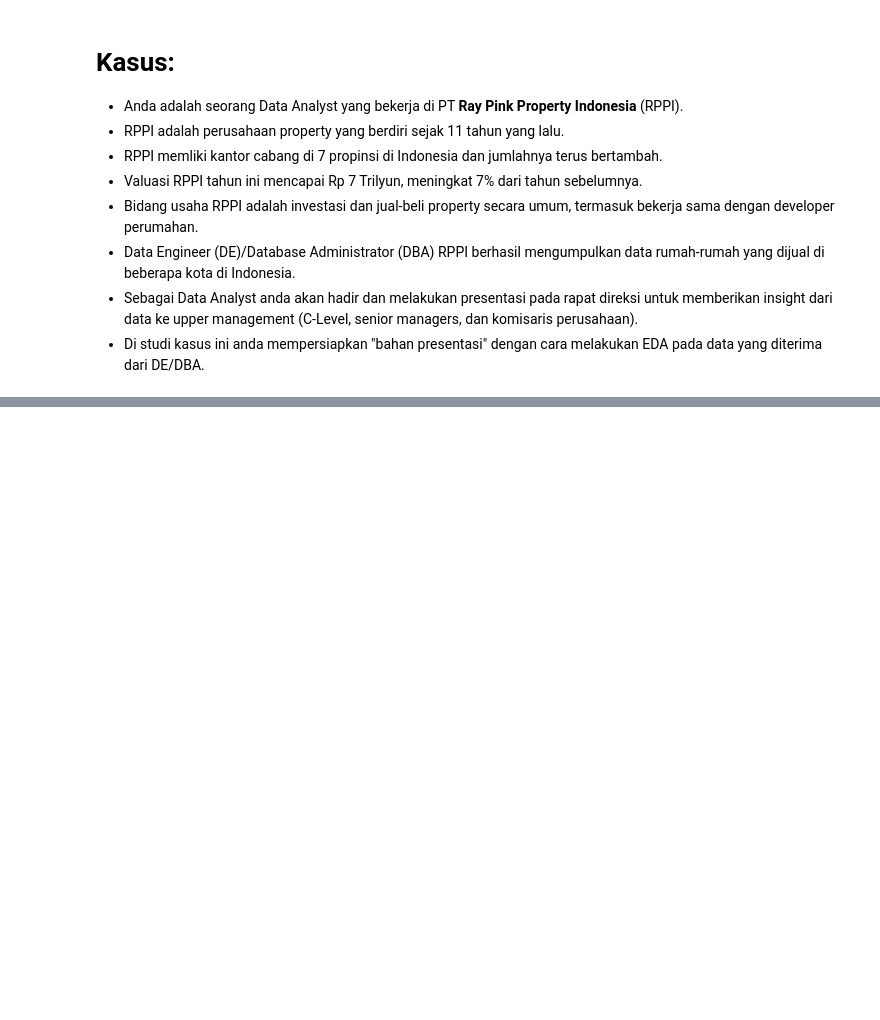
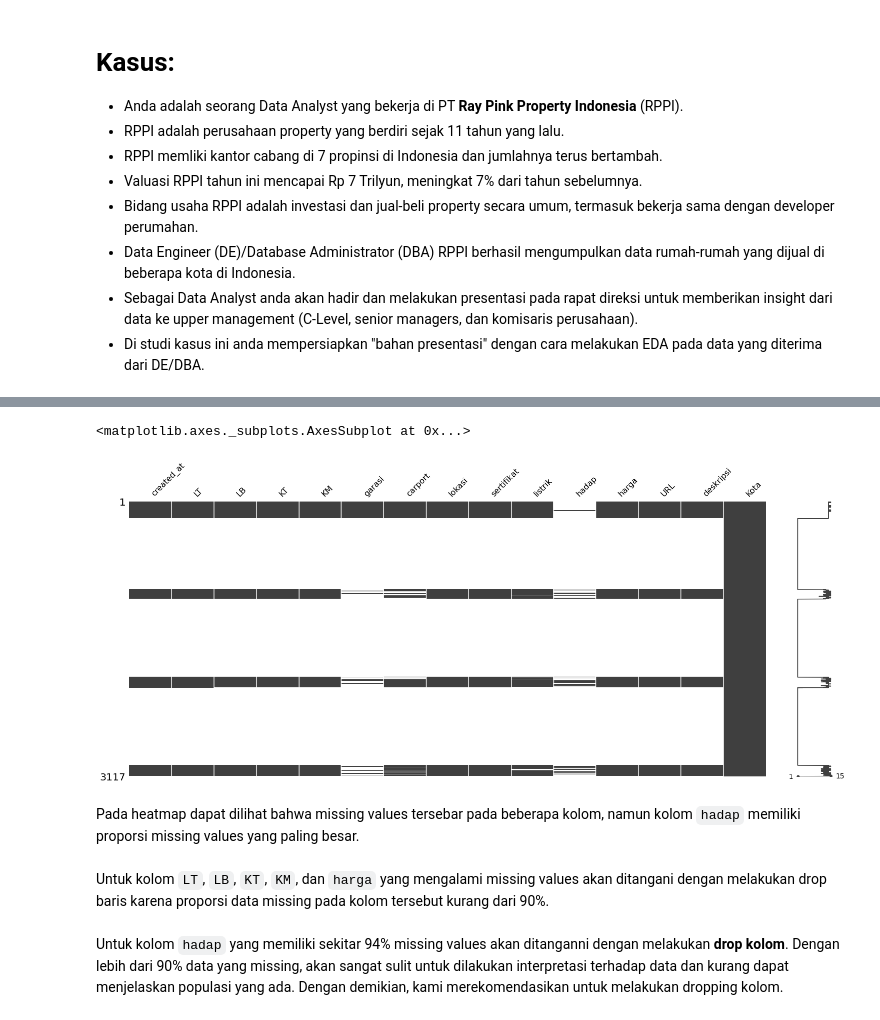
Before and after one commit to hafsakhaerunisa/ADM-Case-01-EDA-Group-B, a Jupyter notebook: ADM_Case_01_EDA_Group_B.ipynb, the cells around one changed output, grey strips where cells are left out. Cells and saved outputs as stored; diff of their text form; code cells hidden in the pictures; blank space fills up the shorter version.

```diff
--- a/ADM_Case_01_EDA_Group_B.ipynb
+++ b/ADM_Case_01_EDA_Group_B.ipynb
@@ -59,0 +62,5 @@ Di studi kasus pertama, anda mendapat bantuan keterangan dari manajemen. Setelah
+# %%
+df_depok = pd.read_csv('https://raw.githubusercontent.com/taufiksutanto/ADM-Case-01-EDA/master/data/depok.csv',low_memory = False, encoding='utf8')
+df_bogor = pd.read_csv('https://raw.githubusercontent.com/taufiksutanto/ADM-Case-01-EDA/master/data/bogor.csv',low_memory = False, encoding='utf8')
+df_tangerang = pd.read_csv('https://raw.githubusercontent.com/taufiksutanto/ADM-Case-01-EDA/master/data/tangerang.csv',low_memory = False, encoding='utf8')
+df_bekasi = pd.read_csv('https://raw.githubusercontent.com/taufiksutanto/ADM-Case-01-EDA/master/data/bekasi.csv',low_memory = False, encoding='utf8')
@@ -59,0 +69,6 @@ Di studi kasus pertama, anda mendapat bantuan keterangan dari manajemen. Setelah
+# %%
+# Drop colomnd as mentioned above
+df_bogor = df_bogor[['created_at', 'LT', 'LB', 'KT', 'KM', 'garasi', 'carport', 'lokasi','sertifikat', 'listrik', 'hadap', 'harga', 'URL', 'deskripsi']]
+df_depok = df_depok[['created_at', 'LT', 'LB', 'KT', 'KM', 'garasi', 'carport', 'lokasi','sertifikat', 'listrik', 'hadap', 'harga', 'URL', 'deskripsi']]
+df_tangerang = df_tangerang[['created_at', 'LT', 'LB', 'KT', 'KM', 'garasi', 'carport', 'lokasi','sertifikat', 'listrik', 'hadap', 'harga', 'URL', 'deskripsi']]
+df_bekasi = df_bekasi[['created_at', 'LT', 'LB', 'KT', 'KM', 'garasi', 'carport', 'lokasi','sertifikat', 'listrik', 'hadap', 'harga', 'URL', 'deskripsi']]
@@ -59,0 +77,9 @@ Di studi kasus pertama, anda mendapat bantuan keterangan dari manajemen. Setelah
+# %%
+# Create new colomn `Kota` to identify the source for each database
+df_bogor['Kota'] = ['Bogor' for i in range(df_bogor.shape[0])]
+df_bekasi['Kota'] = ['Bekasi' for i in range(df_bekasi.shape[0])]
+df_depok['Kota'] = ['Depok' for i in range(df_depok.shape[0])]
+df_tangerang['Kota'] = ['Tangerang' for i in range(df_tangerang.shape[0])]
+# %%
+# Joining databases
+df_full = pd.concat([df_bogor,df_bekasi,df_depok,df_tangerang], axis = 0, ignore_index = True)
@@ -59,0 +133,7 @@ Di studi kasus pertama, anda mendapat bantuan keterangan dari manajemen. Setelah
+# %%
+msnum.matrix(df_full)
+# %% [output]
+<matplotlib.axes._subplots.AxesSubplot at 0x...>
+[figure, added]
+# %% [markdown]
+Pada heatmap dapat dilihat bahwa missing values tersebar pada beberapa kolom, namun kolom `hadap` memiliki proporsi missing values yang paling besar.
@@ -59,0 +143,2 @@ Di studi kasus pertama, anda mendapat bantuan keterangan dari manajemen. Setelah
+# %% [markdown]
+Untuk kolom `LT`, `LB`, `KT`, `KM`, dan `harga` yang mengalami missing values akan ditangani dengan melakukan drop baris karena proporsi data missing pada kolom tersebut kurang dari 90%.
@@ -59,0 +148,2 @@ Di studi kasus pertama, anda mendapat bantuan keterangan dari manajemen. Setelah
+# %% [markdown]
+Untuk kolom `hadap` yang memiliki sekitar 94% missing values akan ditanganni dengan melakukan **drop kolom**.  Dengan lebih dari 90% data yang missing, akan sangat sulit untuk dilakukan interpretasi terhadap data dan kurang dapat menjelaskan populasi yang ada. Dengan demikian, kami merekomendasikan untuk melakukan dropping kolom.
```
Also changed, not shown: parts of 39 cells of this notebook.
